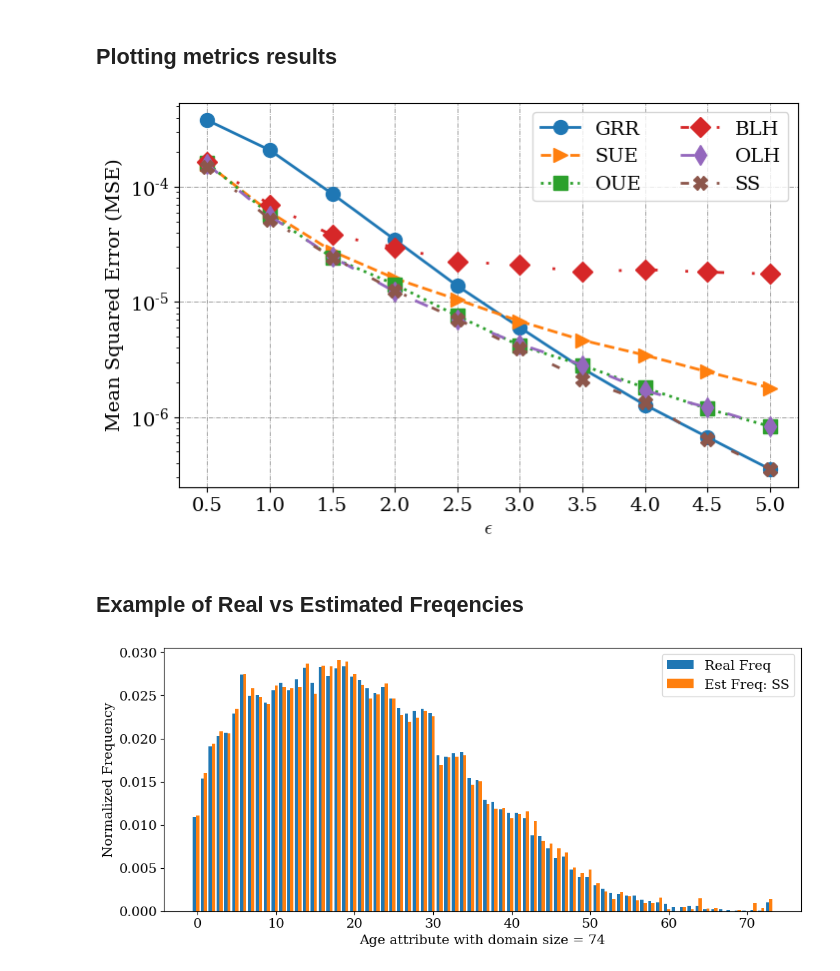
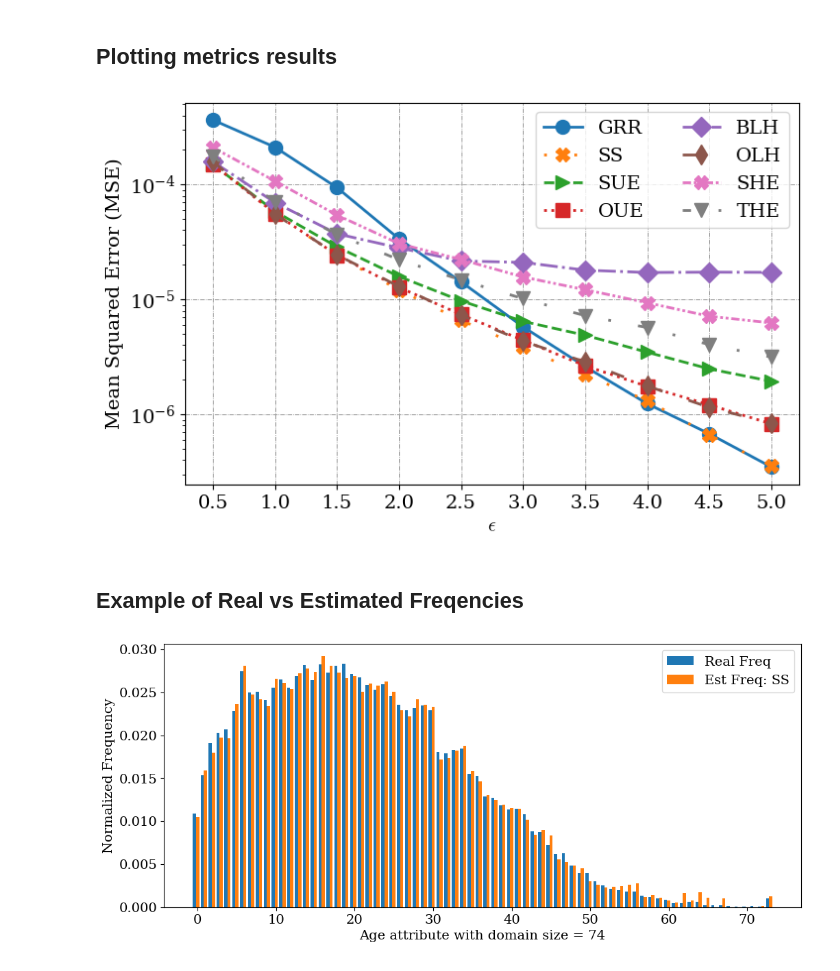
Before and after one commit to hharcolezi/multi-freq-ldpy, a Jupyter notebook: tutorials/1_Single_Frequency_Estimation.ipynb, the cells around one changed output. Drawn from its saved outputs; the diff is of its cells as text; code cells hidden in the pictures.

```diff
--- a/tutorials/1_Single_Frequency_Estimation.ipynb
+++ b/tutorials/1_Single_Frequency_Estimation.ipynb
@@ -128,6 +133,8 @@ dic_mse = {seed:
                 "BLH": [],
                 "OLH": [],
                 "SS":  [],
+                "SHE": [],
+                "THE": []
                }
                for seed in range(nb_seed)
           }
@@ -140,34 +147,43 @@ for seed in range(nb_seed):
 
         # GRR protocol
         grr_reports = [GRR_Client(input_data, k, eps) for input_data in df['age']]
-        grr_est_freq = GRR_Aggregator(grr_reports, k, eps)
+        grr_est_freq = GRR_Aggregator_MI(grr_reports, k, eps)
         dic_mse[seed]["GRR"].append(mean_squared_error(real_freq, grr_est_freq))
 
         # SUE protocol
         sue_reports = [UE_Client(input_data, k, eps, optimal=False) for input_data in df['age']]
-        sue_est_freq = UE_Aggregator(sue_reports, eps, optimal=False)
+        sue_est_freq = UE_Aggregator_MI(sue_reports, eps, optimal=False)
         dic_mse[seed]["SUE"].append(mean_squared_error(real_freq, sue_est_freq))
 
         # OUE protocol
         oue_reports = [UE_Client(input_data, k, eps, optimal=True) for input_data in df['age']]
-        oue_est_freq = UE_Aggregator(oue_reports, eps, optimal=True)
+        oue_est_freq = UE_Aggregator_MI(oue_reports, eps, optimal=True)
         dic_mse[seed]["OUE"].append(mean_squared_error(real_freq, oue_est_freq))
 
         # BLH protocol
-        blh_reports = [LH_Client(input_data, eps, optimal=False) for input_data in df['age']]
-        blh_est_freq = LH_Aggregator(blh_reports, k, eps, optimal=False)
+        blh_reports = [LH_Client(input_data, k, eps, optimal=False) for input_data in df['age']]
+        blh_est_freq = LH_Aggregator_MI(blh_reports, k, eps, optimal=False)
         dic_mse[seed]["BLH"].append(mean_squared_error(real_freq, blh_est_freq))
 
         # OLH protocol
-        olh_reports = [LH_Client(input_data, eps, optimal=True) for input_data in df['age']]
-        olh_est_freq = LH_Aggregator(olh_reports, k, eps, optimal=True)
+        olh_reports = [LH_Client(input_data, k, eps, optimal=True) for input_data in df['age']]
+        olh_est_freq = LH_Aggregator_MI(olh_reports, k, eps, optimal=True)
         dic_mse[seed]["OLH"].append(mean_squared_error(real_freq, olh_est_freq))
 
         # SS protocol
         ss_reports = [SS_Client(input_data, k, eps) for input_data in df['age']]
-        ss_est_freq = SS_Aggregator(ss_reports, k, eps)
+        ss_est_freq = SS_Aggregator_MI(ss_reports, k, eps)
         dic_mse[seed]["SS"].append(mean_squared_error(real_freq, ss_est_freq))
 
+        # SHE protocol
+        he_reports = [HE_Client(input_data, k, eps) for input_data in df['age']]
+        she_est_freq = HE_Aggregator_MI(he_reports, k, eps, use_thresh=False)
+        dic_mse[seed]["SHE"].append(mean_squared_error(real_freq, she_est_freq))
+
+        # THE protocol (same resports from HE but different aggregation)
+        the_est_freq = HE_Aggregator_MI(he_reports, k, eps, use_thresh=True)
+        dic_mse[seed]["THE"].append(mean_squared_error(real_freq, the_est_freq))
+
 print('That took {} seconds'.format(time.time() - starttime))
 # %% [output]
 Starting w/ seed: 0
@@ -192,21 +208,23 @@ That took 3965.751823425293 seconds
 # %%
 plt.figure(figsize=(8,5))
 plt.grid(color='grey', linestyle='dashdot', linewidth=0.5)
 plt.plot(np.mean([dic_mse[seed]["GRR"] for seed in range(nb_seed)], axis=0), label='GRR', marker='o')
+plt.plot(np.mean([dic_mse[seed]["SS"] for seed in range(nb_seed)], axis=0), label='SS',marker='X',linestyle=(0, (1, 10)))
 plt.plot(np.mean([dic_mse[seed]["SUE"] for seed in range(nb_seed)], axis=0), label='SUE',marker='>',linestyle='dashed')
 plt.plot(np.mean([dic_mse[seed]["OUE"] for seed in range(nb_seed)], axis=0), label='OUE',marker='s',linestyle='dotted')
-plt.plot(np.mean([dic_mse[seed]["BLH"] for seed in range(nb_seed)], axis=0), label='BLH', marker='D', linestyle=(0, (3, 10, 1, 10)))
+plt.plot(np.mean([dic_mse[seed]["BLH"] for seed in range(nb_seed)], axis=0), label='BLH', marker='D', linestyle='dashdot')
 plt.plot(np.mean([dic_mse[seed]["OLH"] for seed in range(nb_seed)], axis=0), label='OLH',marker='d',linestyle=(0, (5, 10)))
-plt.plot(np.mean([dic_mse[seed]["SS"] for seed in range(nb_seed)], axis=0), label='SS',marker='X',linestyle=(0, (3, 10, 1, 10)))
+plt.plot(np.mean([dic_mse[seed]["SHE"] for seed in range(nb_seed)], axis=0), label='SHE',marker='X',linestyle=(0, (3, 1, 1, 1, 1, 1)))
+plt.plot(np.mean([dic_mse[seed]["THE"] for seed in range(nb_seed)], axis=0), label='THE',marker='v',linestyle=(0, (3, 10, 1, 10)))
 
 plt.yscale('log')
 plt.xlabel('$\epsilon$')
 plt.ylabel('Mean Squared Error (MSE)')
 plt.xticks(range(len(lst_eps)), lst_eps)
 plt.legend(ncol=2)
 plt.show()
 # %% [output]
-[figure, old version]
+[figure, new version]
 # %% [markdown]
 ## Example of Real vs Estimated Freqencies
 # %%
@@ -222,4 +240,4 @@ plt.xlabel('Age attribute with domain size = {}'.format(k))
 plt.legend()
 plt.show();
 # %% [output]
-[figure, old version]
+[figure, new version]
```
Also changed, not shown: parts of 4 cells of this notebook, 8 other files.
